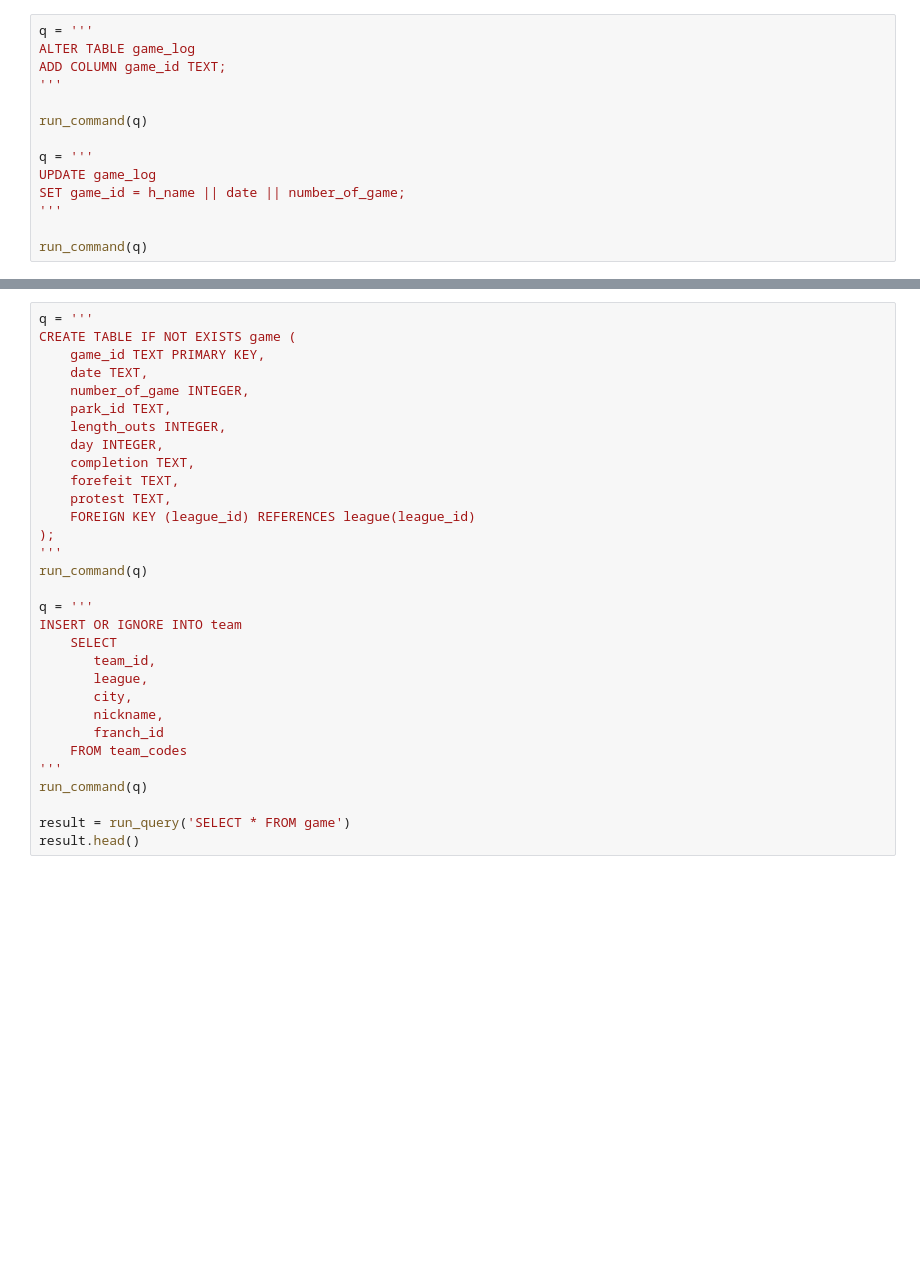
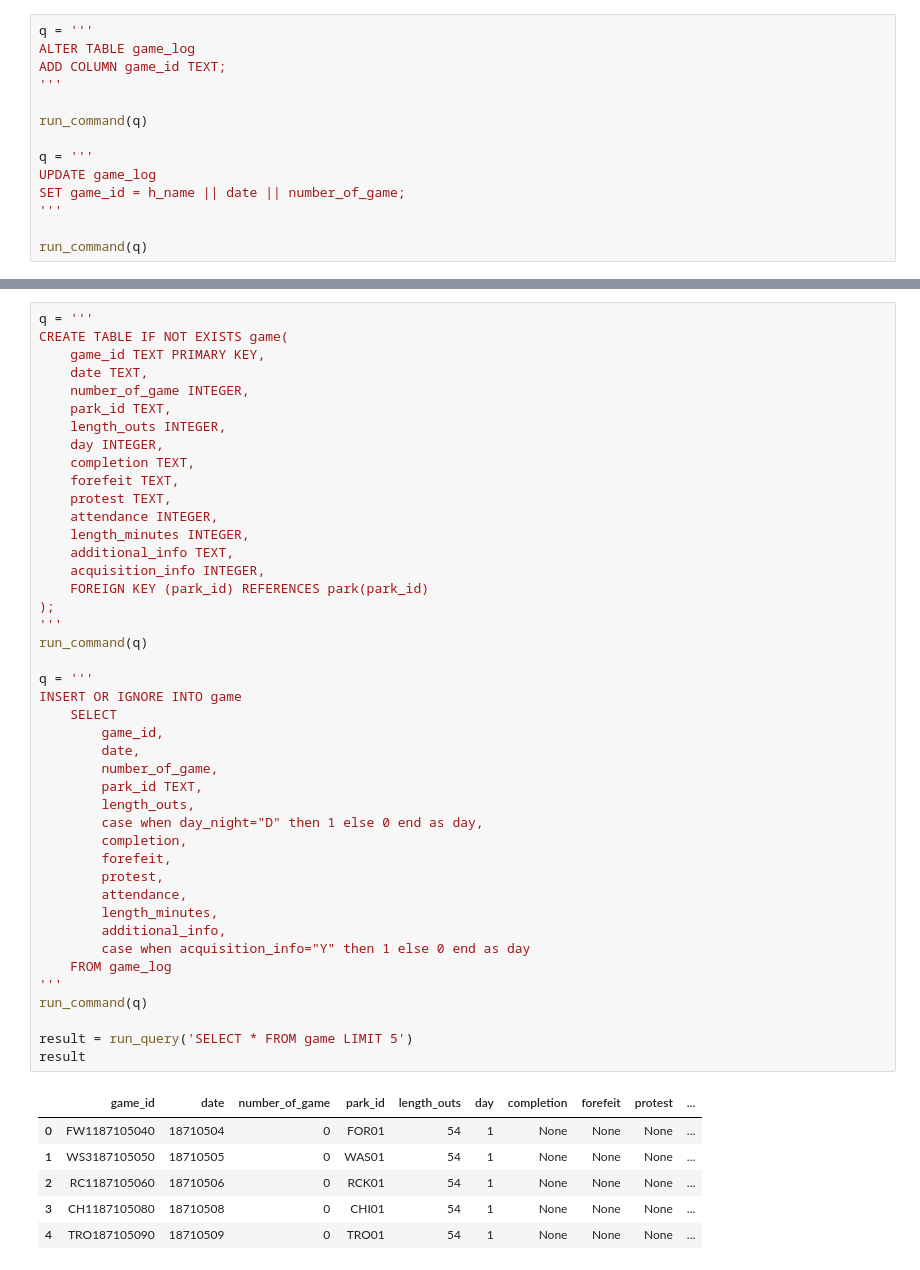
Before and after one commit to Okbps/dataquest-ds, a Jupyter notebook: 11-retrosheet-gamelog/Basics.ipynb, the cells around one changed output, grey strips where cells are left out. Saved outputs shown, nothing was run; the diff lists cells and outputs as text; blank space fills up the shorter version.

```diff
--- a/11-retrosheet-gamelog/Basics.ipynb
+++ b/11-retrosheet-gamelog/Basics.ipynb
@@ -188,31 +186,50 @@ result.head()
 # %%
 q = '''
-CREATE TABLE IF NOT EXISTS game (
+CREATE TABLE IF NOT EXISTS game(
     game_id TEXT PRIMARY KEY,
     date TEXT,
     number_of_game INTEGER,
     park_id TEXT,
     length_outs INTEGER,
     day INTEGER,
     completion TEXT,
     forefeit TEXT,
     protest TEXT,
-    FOREIGN KEY (league_id) REFERENCES league(league_id)
+    attendance INTEGER,
+    length_minutes INTEGER,
+    additional_info TEXT,
+    acquisition_info INTEGER,
+    FOREIGN KEY (park_id) REFERENCES park(park_id)
 );
 '''
 run_command(q)
 
 q = '''
-INSERT OR IGNORE INTO team
+INSERT OR IGNORE INTO game
     SELECT
-       team_id,
-       league,
-       city,
-       nickname,
-       franch_id
-    FROM team_codes
+        game_id,
+        date,
+        number_of_game,
+        park_id TEXT,
+        length_outs,
+        case when day_night="D" then 1 else 0 end as day,
+        completion,
+        forefeit,
+        protest,
+        attendance,
+        length_minutes,
+        additional_info,
+        case when acquisition_info="Y" then 1 else 0 end as day
+    FROM game_log
 '''
 run_command(q)
 
-result = run_query('SELECT * FROM game')
-result.head()
+result = run_query('SELECT * FROM game LIMIT 5')
+result
+# %% [output]
+|  | game_id | date | number_of_game | park_id | length_outs | day | completion | forefeit | protest | ... |
+| 0 | FW1187105040 | 18710504 | 0 | FOR01 | 54 | 1 | None | None | None | ... |
+| 1 | WS3187105050 | 18710505 | 0 | WAS01 | 54 | 1 | None | None | None | ... |
+| 2 | RC1187105060 | 18710506 | 0 | RCK01 | 54 | 1 | None | None | None | ... |
+| 3 | CH1187105080 | 18710508 | 0 | CHI01 | 54 | 1 | None | None | None | ... |
+| 4 | TRO187105090 | 18710509 | 0 | TRO01 | 54 | 1 | None | None | None | ... |
```
Also changed, not shown: parts of 11 cells of this notebook.
